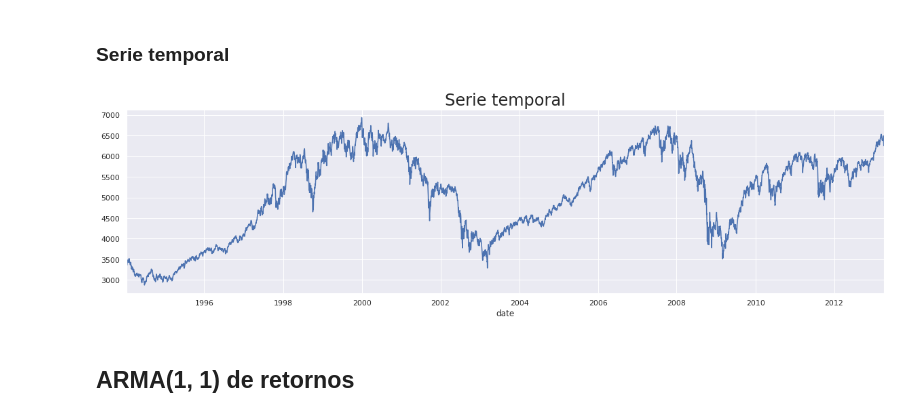
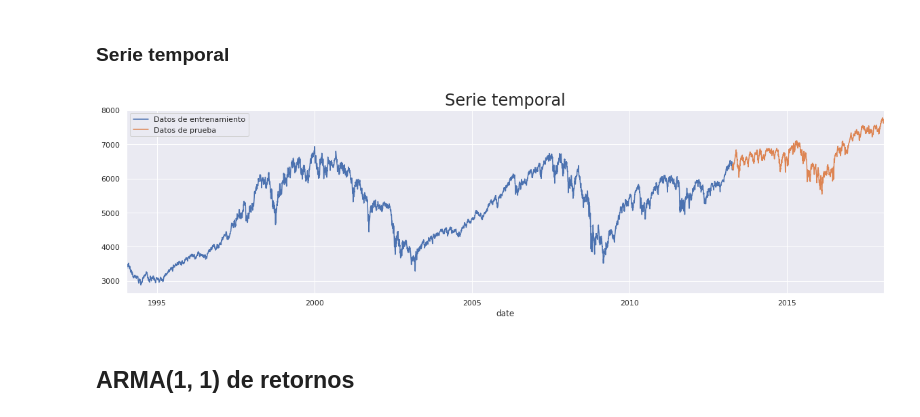
Before and after one commit to cccg8105/notebook_AD, a Jupyter notebook: template Series temporales/ARMA.ipynb, the cells around one changed output. Saved outputs shown, nothing was run; the diff lists cells and outputs as text; code cells hidden in the pictures.

```diff
--- a/template Series temporales/ARMA.ipynb
+++ b/template Series temporales/ARMA.ipynb
@@ -85,11 +97,13 @@ df, df_test = df_comp.iloc[:size], df_comp.iloc[size:]
 # %% [markdown]
 ### Serie temporal
 # %%
-df.analizedValue.plot(figsize = (20,5))
+df.analizedValue.plot(figsize = (20,5), label = 'Datos de entrenamiento')
+df_test.analizedValue.plot(figsize = (20,5), label = 'Datos de prueba')
 plt.title("Serie temporal", size= 24)
+plt.legend(loc='upper left')
 plt.show()
 # %% [output]
-[figure, old version]
+[figure, new version]
 # %% [markdown]
 ## ARMA(1, 1) de retornos
 # %%
```
Also changed, not shown: parts of 13 cells of this notebook.
